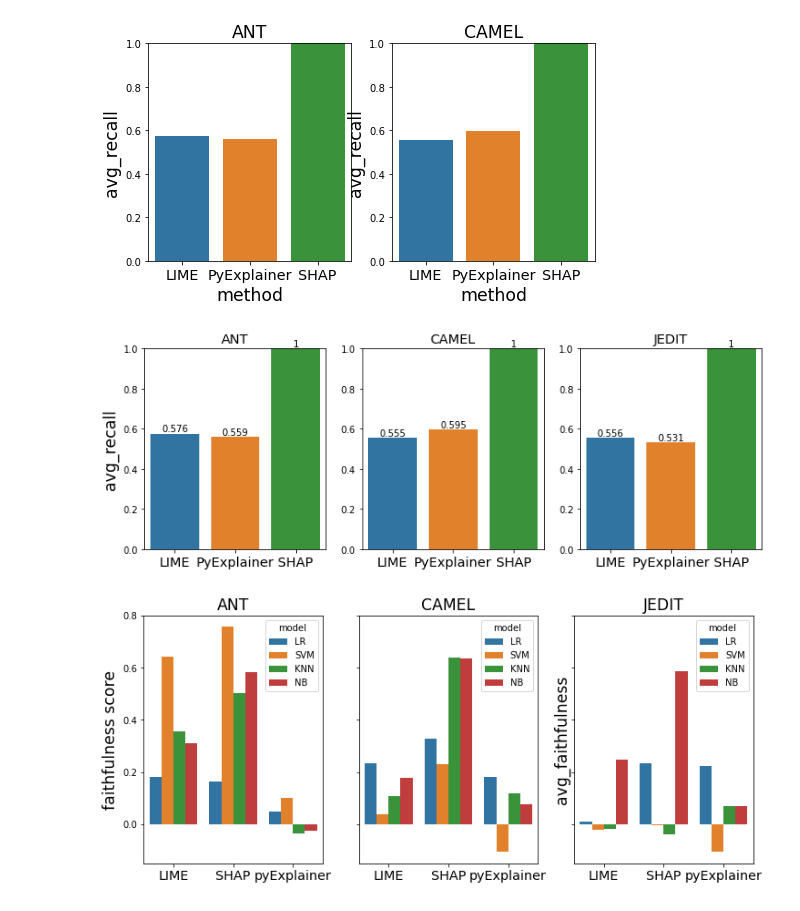
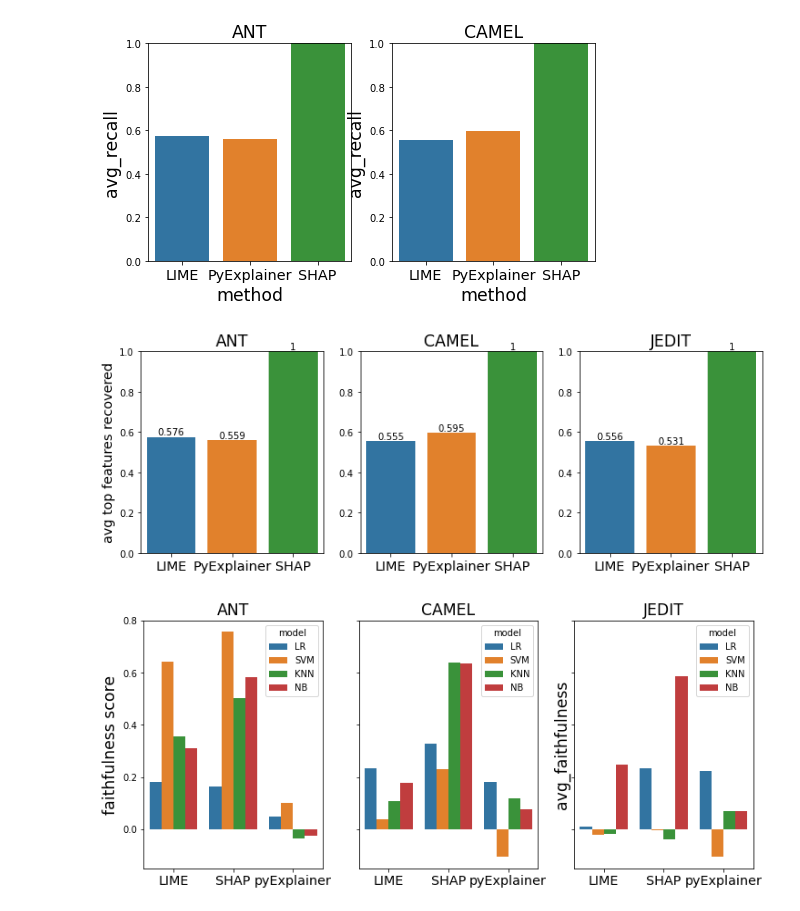
Before and after one commit to shinwenyip/xai-swe, a Jupyter notebook: charts.ipynb, the cells around one changed output. Cells and saved outputs as stored; diff of their text form; code cells hidden in the pictures.

Commit message:
chart labels

```diff
--- a/charts.ipynb
+++ b/charts.ipynb
@@ -8,7 +8,7 @@ import warnings
 # %%
 warnings.filterwarnings('ignore')
 # %%
-params = {'axes.labelsize':'xx-large',
+params = {'axes.labelsize':'x-large',
             'axes.titlesize':'xx-large',
             'xtick.labelsize':'x-large'
 
@@ -66,28 +66,28 @@ sns.barplot(data=metric2dsCAMEL, x='method',y='avg_recall',ax=axs[1])
 # %%
 # internal fidelity (with LR as interpretable task model)
 file = 'eval_results/metric2.csv'
 metric2ds = pd.read_csv(file)
 metric2dsANT = metric2ds[metric2ds.project == 'ANT']
 metric2dsCAMEL = metric2ds[metric2ds.project == 'CAMEL']
 metric2dsJEDIT = metric2ds[metric2ds.project == 'JEDIT']
 
 fig, axs = plt.subplots(1,3,figsize=(12,4))
 axs[0].set_title('ANT')
 axs[1].set_title('CAMEL')
 axs[2].set_title('JEDIT')
 axs[0].set(ylim=(0, 1))
 axs[1].set(ylim=(0, 1))
 axs[2].set(ylim=(0, 1))
 
-sns.barplot(data=metric2dsANT, x='method',y='avg_recall',ax=axs[0]).set(xlabel=None)
+sns.barplot(data=metric2dsANT, x='method',y='avg_recall',ax=axs[0]).set(xlabel=None,ylabel="avg top features recovered")
 sns.barplot(data=metric2dsCAMEL, x='method',y='avg_recall',ax=axs[1]).set(xlabel=None,ylabel=None)
 sns.barplot(data=metric2dsJEDIT, x='method',y='avg_recall',ax=axs[2]).set(xlabel=None,ylabel=None)
 for i in range(3):
     for container in axs[i].containers:
         axs[i].bar_label(container)
 plt.show()
 # %% [output]
-[figure, old version]
+[figure, new version]
 # %%
 # metric 3 - faithfulness
 file = 'eval_results/metric3.csv'
```
Also changed, not shown: parts of 3 cells of this notebook.
